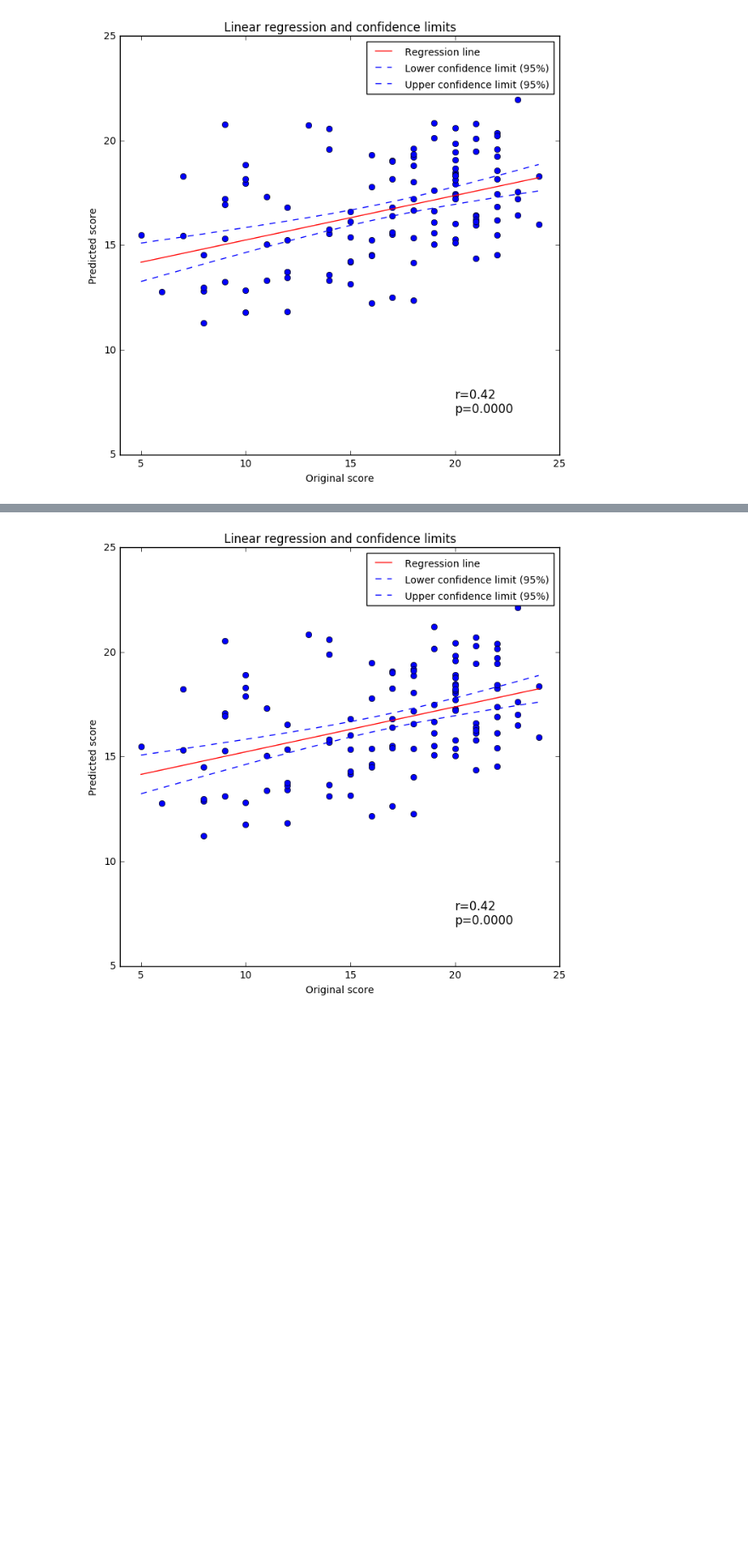
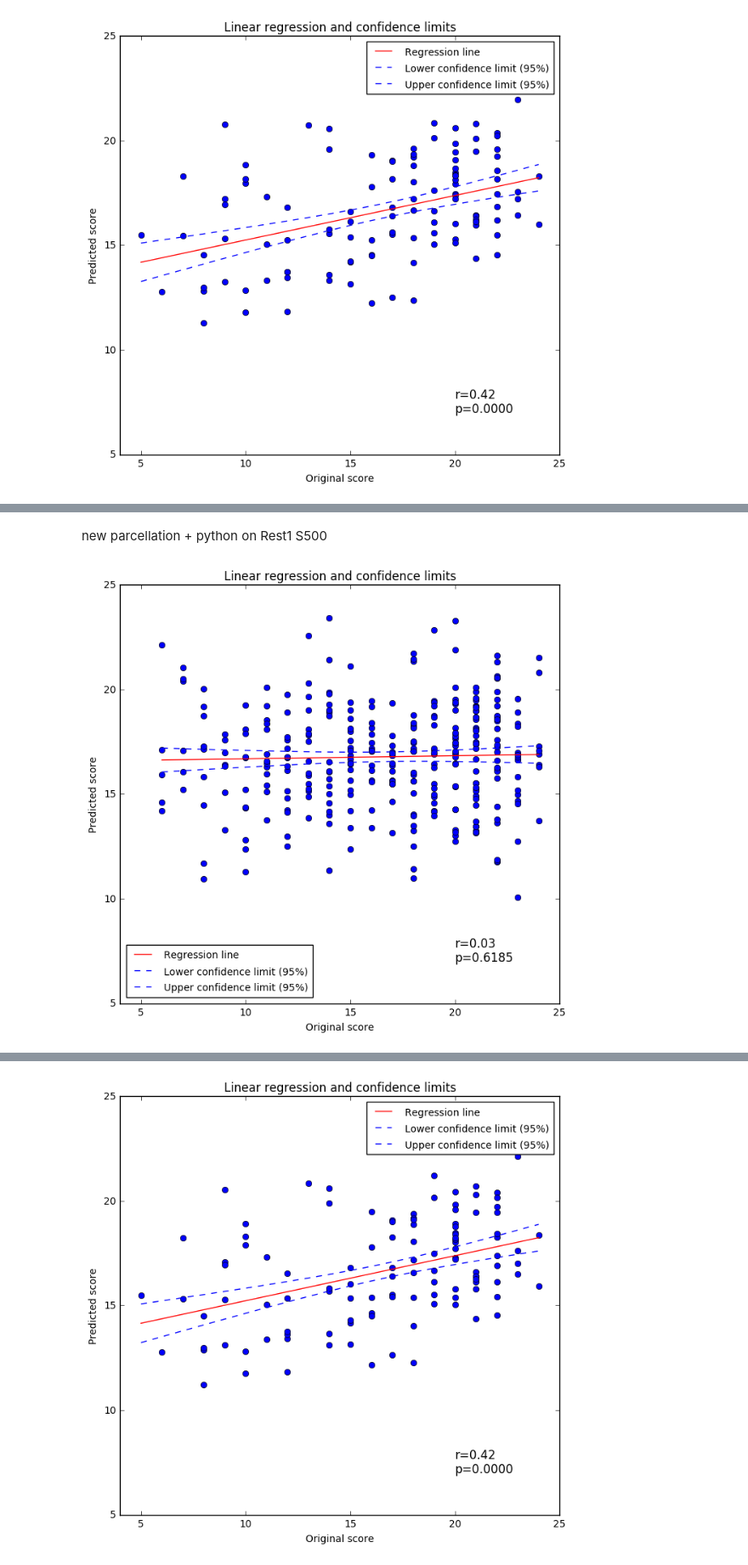
Before and after one commit to paola-g/fc_reproducibility, a Jupyter notebook: python/pipelineCustom.ipynb, the cells around one changed output, grey strips where cells are left out. Shown at 85% size. Saved outputs shown, nothing was run; the diff lists cells and outputs as text; code cells hidden in the pictures; blank space fills up the shorter version.

```diff
--- a/python/pipelineCustom.ipynb
+++ b/python/pipelineCustom.ipynb
@@ -1485 +1495,11 @@ plot_corrs(x,y)
+# %% [markdown]
+new parcellation + python on Rest1 S500
+# %%
+x = np.ravel(gF)
+y = np.ravel(predictions_pos)
+
+
+plot_corrs(x,y)
+# %% [output]
+[figure, added]
 # %% [markdown]
```
Also changed, not shown: parts of 24 cells of this notebook.
